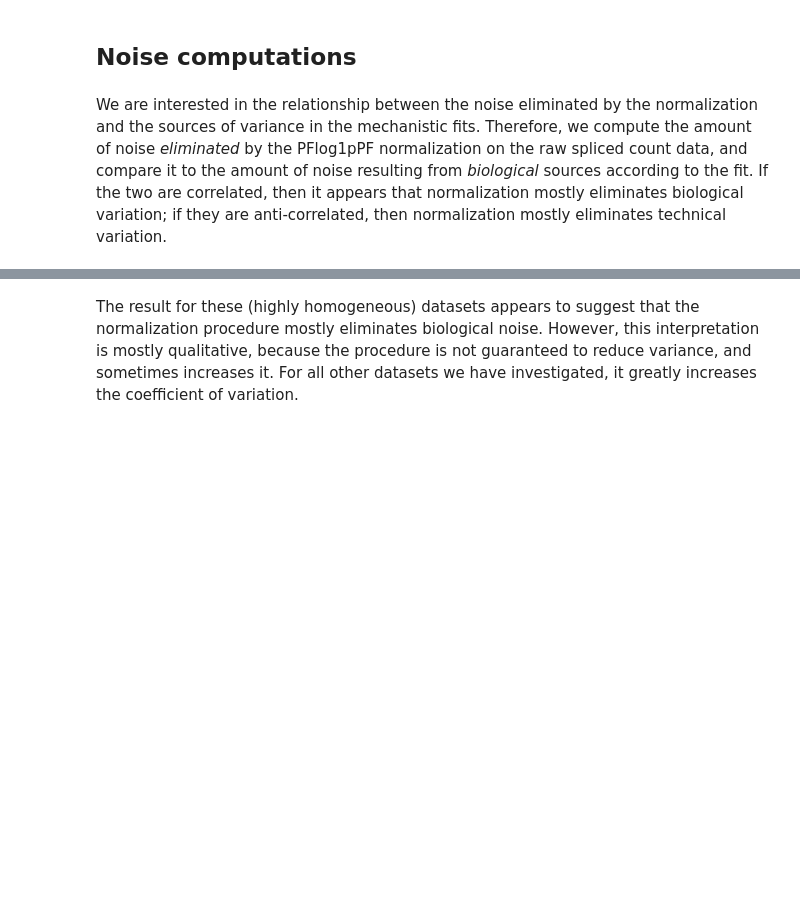
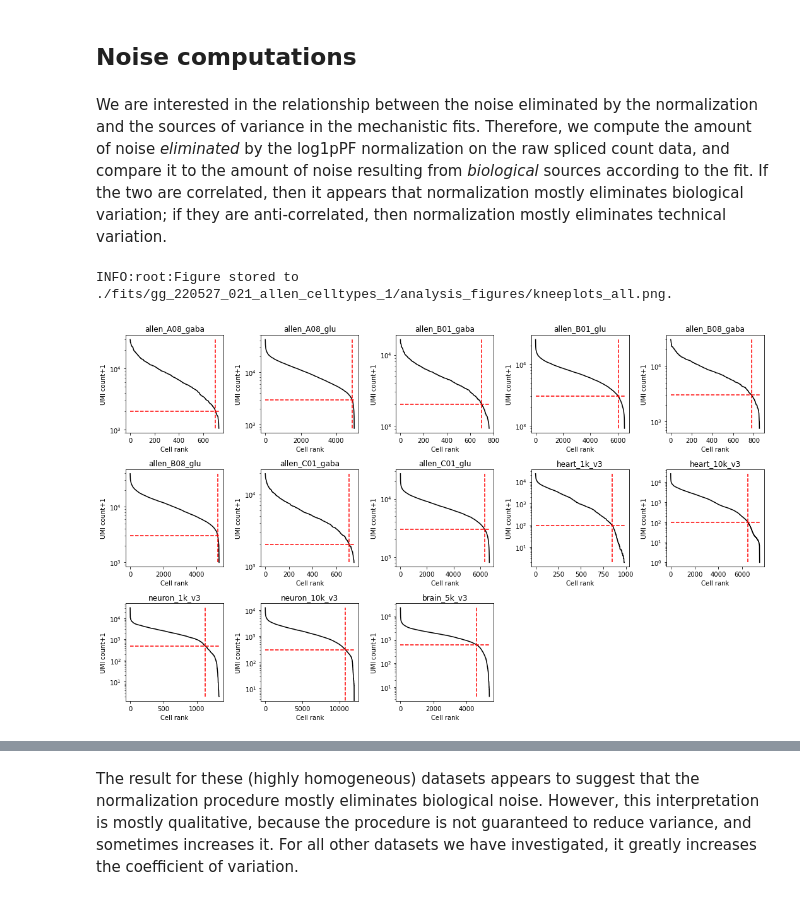
Before and after one commit to pachterlab/monod_examples, a Jupyter notebook: manuscript_computation/gg220527_var_decomp.ipynb, the cells around one changed output, grey strips where cells are left out. Drawn from its saved outputs; the diff is of its cells as text; code cells hidden in the pictures; blank space fills up the shorter version.

```diff
--- a/manuscript_computation/gg220527_var_decomp.ipynb
+++ b/manuscript_computation/gg220527_var_decomp.ipynb
@@ -73,7 +96,27 @@ INFO:root:Grid scan results loaded from ./fits/gg_220527_021_allen_celltypes_1/a
 # %% [markdown]
 ## Noise computations
 # %% [markdown]
-We are interested in the relationship between the noise eliminated by the normalization and the sources of variance in the mechanistic fits. Therefore, we compute the amount of noise *eliminated* by the PFlog1pPF normalization on the raw spliced count data, and compare it to the amount of noise resulting from *biological* sources according to the fit. If the two are correlated, then it appears that normalization mostly eliminates biological variation; if they are anti-correlated, then normalization mostly eliminates technical variation.
+We are interested in the relationship between the noise eliminated by the normalization and the sources of variance in the mechanistic fits. Therefore, we compute the amount of noise *eliminated* by the log1pPF normalization on the raw spliced count data, and compare it to the amount of noise resulting from *biological* sources according to the fit. If the two are correlated, then it appears that normalization mostly eliminates biological variation; if they are anti-correlated, then normalization mostly eliminates technical variation.
+# %%
+sz=(3,5)
+fig1,ax1 = plt.subplots(sz[0],sz[1],figsize=(15,9))
+thr = [2e3, 3e3, 2e3, 3e3, 3e3, 3e3, 2e3, 3e3,1e2,1e2,5e2,3e2,6e2]
+for j in range(n_datasets):
+    axloc=np.unravel_index(j,sz)
+    sd_arr[j].knee_plot(ax1=ax1[axloc],viz=True,thr=thr[j])
+    ax1[axloc].set_title(dataset_names[j])
+fig1.delaxes(ax1[2,3])
+fig1.delaxes(ax1[2,4])
+fig1.tight_layout()
+
+
+analysis_dir_string = dir_string1+'/analysis_figures'
+fig_string = analysis_dir_string+'/kneeplots_all.png'
+plt.savefig(fig_string,dpi=450)
+log.info('Figure stored to {}.'.format(fig_string))
+# %% [output]
+INFO:root:Figure stored to ./fits/gg_220527_021_allen_celltypes_1/analysis_figures/kneeplots_all.png.
+[figure, added]
 # %%
 f_tech_naive = []
 f_mech = []
```
Also changed, not shown: parts of 8 cells of this notebook, 1 other file.
